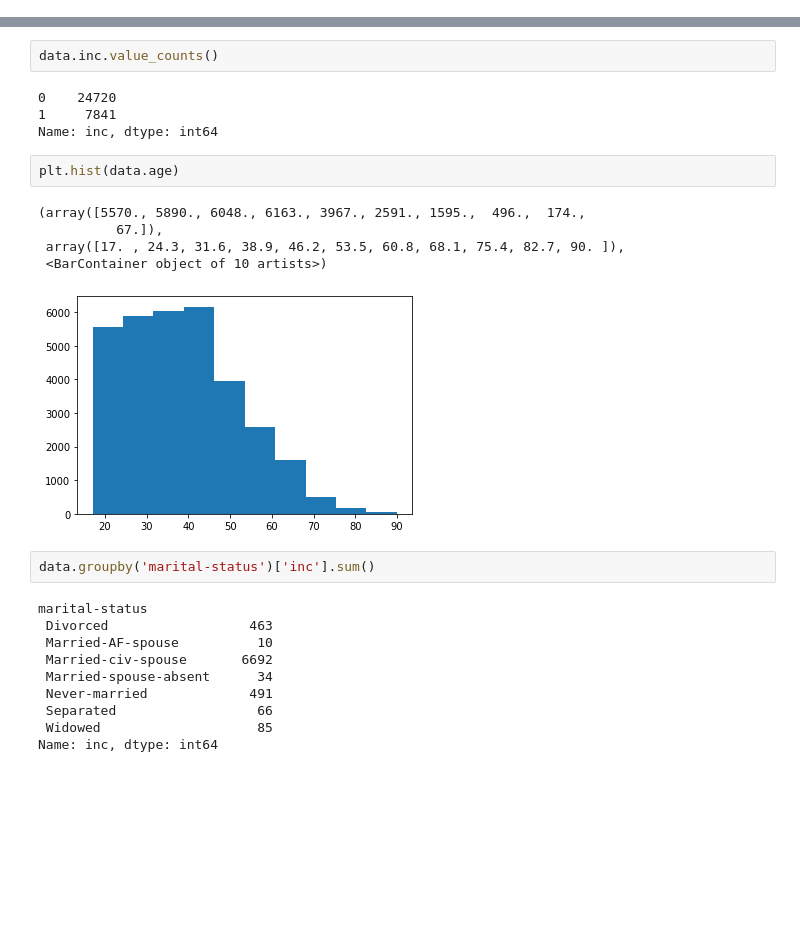
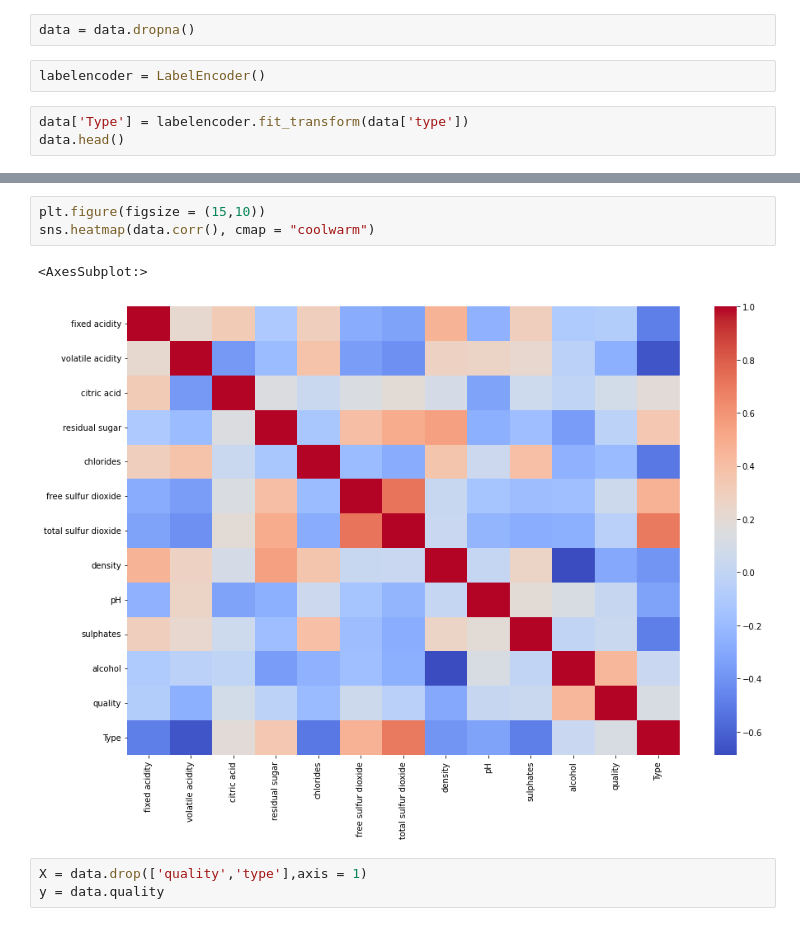
Before and after one commit to RoweNHS/Kaggle, a Jupyter notebook: Untitled.ipynb, the cells around one changed output, grey strips where cells are left out. Saved outputs shown, nothing was run; the diff lists cells and outputs as text; blank space fills up the shorter version.

```diff
--- a/Untitled.ipynb
+++ b/Untitled.ipynb
@@ -36,0 +43,7 @@ data.head()
+# %%
+data = data.dropna()
+# %%
+labelencoder = LabelEncoder()
+# %%
+data['Type'] = labelencoder.fit_transform(data['type'])
+data.head()
@@ -86,26 +91,9 @@ Name: occupation, dtype: int64
-# %%
-data.inc.value_counts()
-# %% [output]
-0    24720
-1     7841
-Name: inc, dtype: int64
-# %%
-plt.hist(data.age)
-# %% [output]
-(array([5570., 5890., 6048., 6163., 3967., 2591., 1595.,  496.,  174.,
-          67.]),
- array([17. , 24.3, 31.6, 38.9, 46.2, 53.5, 60.8, 68.1, 75.4, 82.7, 90. ]),
- <BarContainer object of 10 artists>)
-[figure, removed]
-# %%
-data.groupby('marital-status')['inc'].sum()
-# %% [output]
-marital-status
- Divorced                  463
- Married-AF-spouse          10
- Married-civ-spouse       6692
- Married-spouse-absent      34
- Never-married             491
- Separated                  66
- Widowed                    85
-Name: inc, dtype: int64
+# %%
+plt.figure(figsize = (15,10))
+sns.heatmap(data.corr(), cmap = "coolwarm")
+# %% [output]
+<AxesSubplot:>
+[figure, added]
+# %%
+X = data.drop(['quality','type'],axis = 1)
+y = data.quality
```
Also changed, not shown: parts of 20 cells of this notebook, 1 other file.
